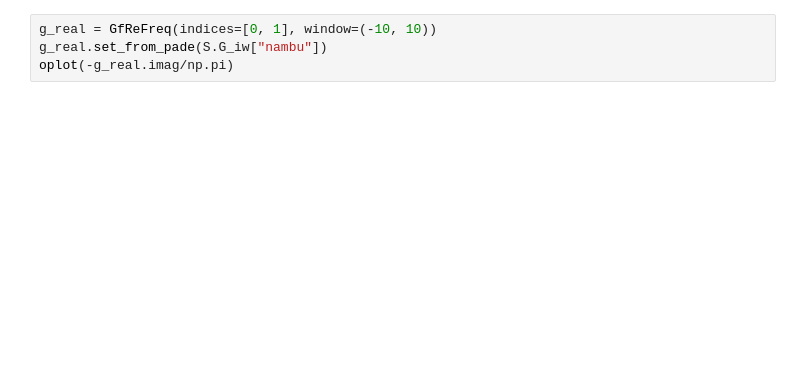
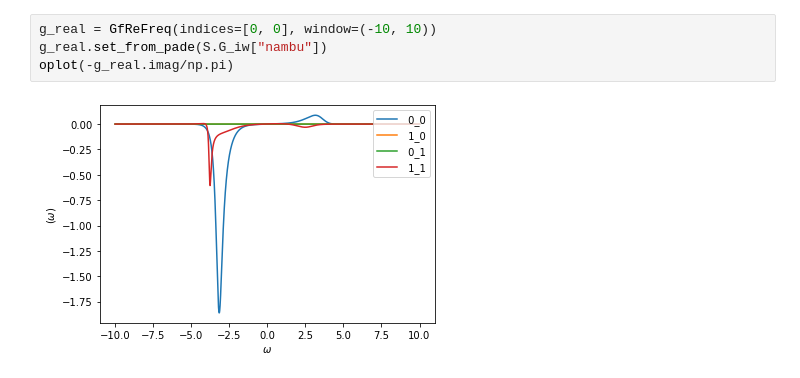
Before and after one commit to GingrasO/TRIQS_DMFT_examples, a Jupyter notebook: one-band_Bethe_SC.ipynb, the cells around one changed output. Saved outputs shown, nothing was run; the diff lists cells and outputs as text; blank space fills up the shorter version.

```diff
--- a/one-band_Bethe_SC.ipynb
+++ b/one-band_Bethe_SC.ipynb
@@ -109,4 +193,6 @@ oplot(Sigma[1, 0])
 # %%
-g_real = GfReFreq(indices=[0, 1], window=(-10, 10))
+g_real = GfReFreq(indices=[0, 0], window=(-10, 10))
 g_real.set_from_pade(S.G_iw["nambu"])
 oplot(-g_real.imag/np.pi)
+# %% [output]
+[figure, added]
```
Also changed, not shown: parts of 6 cells of this notebook, 1 other file.
